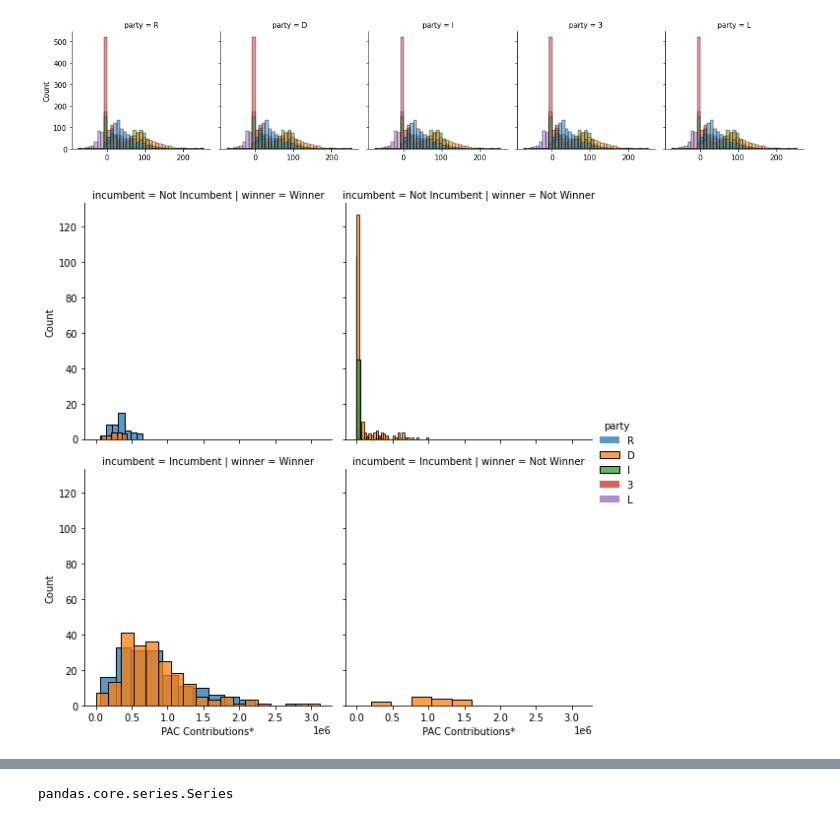
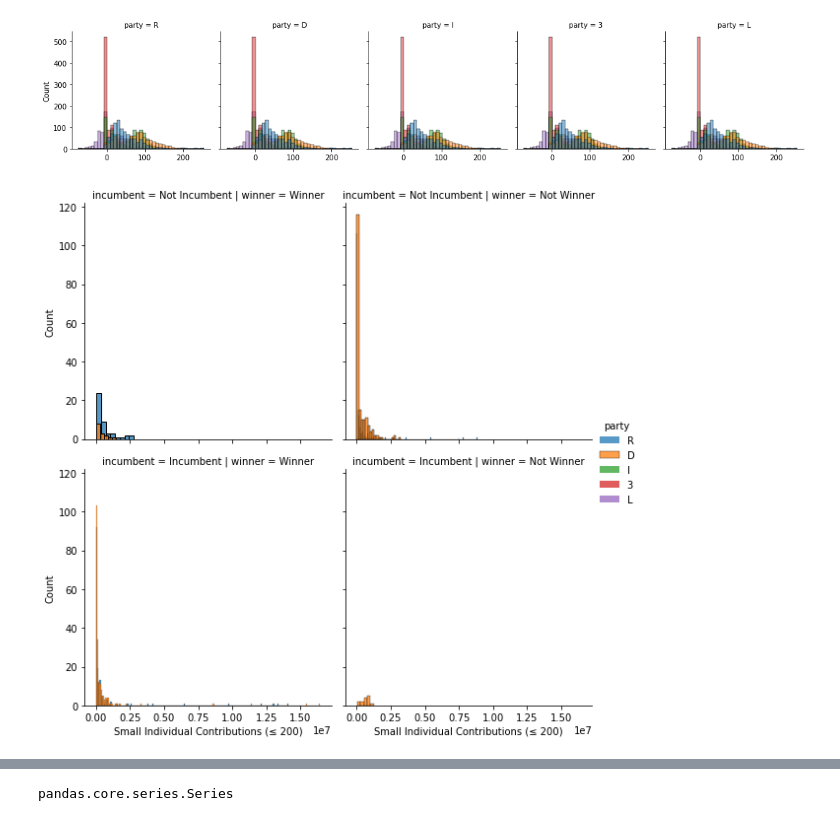
Before and after one commit to tomoumer/webscraping_open_secrets-pizza, a Jupyter notebook: notebooks/TU_webscrape.ipynb, the cells around one changed output, grey strips where cells are left out. Drawn from its saved outputs; the diff is of its cells as text; code cells hidden in the pictures.

```diff
--- a/notebooks/TU_webscrape.ipynb
+++ b/notebooks/TU_webscrape.ipynb
@@ -857,19 +857,50 @@ g.map(sns.histplot, data=[
 # why does this not work?
 # %% [output]
 [figure]
+# %%
+candidate_df['log Small Contr'] = [
+    (-1)* np.log(contribution* (-1)) if contribution < 0
+    else 0 if contribution < 1
+    else np.log(contribution)
+    for contribution in candidate_df['Small Individual Contributions (≤ 200)']
+]
+candidate_df['log Large Contr'] = [
+    (-1)* np.log(contribution* (-1)) if contribution < 0
+    else 0 if contribution < 1
+    else np.log(contribution)
+    for contribution in candidate_df['Large Individual Contributions']
+]
+candidate_df['log PAC'] = [
+    (-1)* np.log(contribution* (-1)) if contribution < 0
+    else 0 if contribution < 1
+    else np.log(contribution)
+    for contribution in candidate_df['PAC Contributions*']
+]
+candidate_df['log Self'] = [
+    (-1)* np.log(contribution* (-1)) if contribution < 0
+    else 0 if contribution < 1
+    else np.log(contribution)
+    for contribution in candidate_df['Candidate self-financing']
+]
+candidate_df['log Other'] = [
+    (-1)* np.log(contribution* (-1)) if contribution < 0
+    else 0 if contribution < 1
+    else np.log(contribution)
+    for contribution in candidate_df['Other']
+]
 # %%
 g = sns.FacetGrid(
 candidate_df,
 height=4,
 col='winner',
 row='incumbent',
 hue='party'
 )
-#g.map(sns.histplot, 'Small Individual Contributions (≤ 200)')
+g.map(sns.histplot, 'Small Individual Contributions (≤ 200)')
 #g.map(sns.histplot, 'Large Individual Contributions')
-g.map(sns.histplot, 'PAC Contributions*')
+#g.map(sns.histplot, 'PAC Contributions*')
 #g.map(sns.histplot, 'Candidate self-financing')
 #g.map(sns.histplot, 'Other')
 g.add_legend();
 # %% [output]
-[figure, old version]
+[figure, new version]
```
Also changed, not shown: parts of 1 cell of this notebook.
